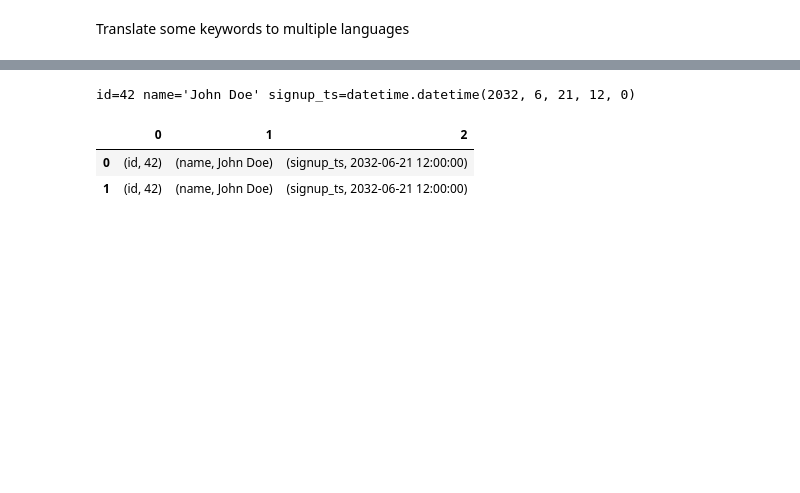
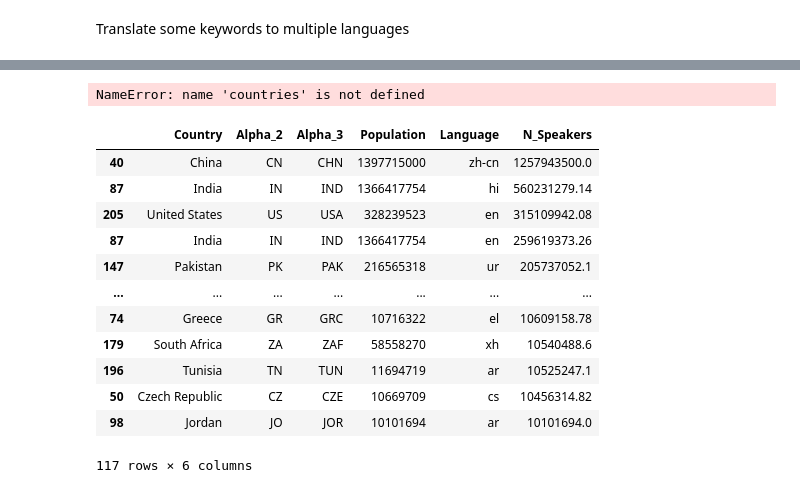
Before and after one commit to hugocool/worldwidenews, a Jupyter notebook: 00_core.ipynb, the cells around one changed output, grey strips where cells are left out. Cells and saved outputs as stored; diff of their text form; code cells hidden in the pictures; blank space fills up the shorter version.

```diff
--- a/00_core.ipynb
+++ b/00_core.ipynb
@@ -142,23 +194,50 @@ pd.DataFrame([{'keyword':kpm.keywords,'language':kpm.language} for kpm in keywor
-# %%
-from datetime import datetime
-from pydantic.dataclasses import dataclass
-from pydantic import BaseModel
-
-
-
-class User(BaseModel):
-    id: int
-    name: str = 'John Doe'
-    signup_ts: datetime = None
-
-
-user = User(id='42', signup_ts='2032-06-21T12:00')
-print(user)
-# %% [output]
-id=42 name='John Doe' signup_ts=datetime.datetime(2032, 6, 21, 12, 0)
-# %%
-pd.DataFrame([user,user])
-# %% [output]
-|  | 0 | 1 | 2 |
-| 0 | (id, 42) | (name, John Doe) | (signup_ts, 2032-06-21 12:00:00) |
-| 1 | (id, 42) | (name, John Doe) | (signup_ts, 2032-06-21 12:00:00) |
+# %%
+# filter on language which are spoken by at least million people
+
+(pd.read_json(countries)
+.pipe(lambda f:f.sort_values(by='Population',ascending=False))
+.pipe(lambda df: df["Alpha_2"].apply(lambda iso_alpha_2:get_global("territory_languages").get(iso_alpha_2, {}).copy()))
+)
+# %% [output]
+NameError: name 'countries' is not defined
+# %%
+from babel.core import get_global
+import pycountry
+import pandas as pd
+import pkgutil
+from async_google_trans_new.constant import LANGUAGES as google_trans_languages
+language_mapper = {'zh':'zh-cn'}
+
+def country_language_population(min_speakers=10e6):
+    countries = pkgutil.get_data('pypopulation', 'resources/countries.json')
+    df = pd.read_json(countries)
+    df["Language"] = df["Alpha_2"].apply(lambda iso_alpha_2:get_global("territory_languages").get(iso_alpha_2, {}).copy())
+    df['N_Speakers'] = df.apply(lambda row:[(v.get('population_percent',0)/100)*row.Population for k,v in row.Language.items()],axis=1)
+    df = df.explode(['Language','N_Speakers']).sort_values(by='N_Speakers',ascending=False)
+    df['Language'] = df['Language'].apply(lambda language :language_mapper.get(language) if language not in list(google_trans_languages.keys()) else language)
+    df = df.dropna()
+    df = df[df['N_Speakers'] > min_speakers]
+    return df
+
+
+def get_markets():
+    df = country_language_population()
+    return (df['Alpha_2']+'-'+df['Language']).tolist()
+
+df = country_language_population()
+# %%
+df
+# %% [output]
+|  | Country | Alpha_2 | Alpha_3 | Population | Language | N_Speakers |
+| 40 | China | CN | CHN | 1397715000 | zh-cn | 1257943500.0 |
+| 87 | India | IN | IND | 1366417754 | hi | 560231279.14 |
+| 205 | United States | US | USA | 328239523 | en | 315109942.08 |
+| 87 | India | IN | IND | 1366417754 | en | 259619373.26 |
+| 147 | Pakistan | PK | PAK | 216565318 | ur | 205737052.1 |
+| ... | ... | ... | ... | ... | ... | ... |
+| 74 | Greece | GR | GRC | 10716322 | el | 10609158.78 |
+| 179 | South Africa | ZA | ZAF | 58558270 | xh | 10540488.6 |
+| 196 | Tunisia | TN | TUN | 11694719 | ar | 10525247.1 |
+| 50 | Czech Republic | CZ | CZE | 10669709 | cs | 10456314.82 |
+| 98 | Jordan | JO | JOR | 10101694 | ar | 10101694.0 |
+117 rows × 6 columns
```
Also changed, not shown: parts of 44 cells of this notebook, 2 other files.
